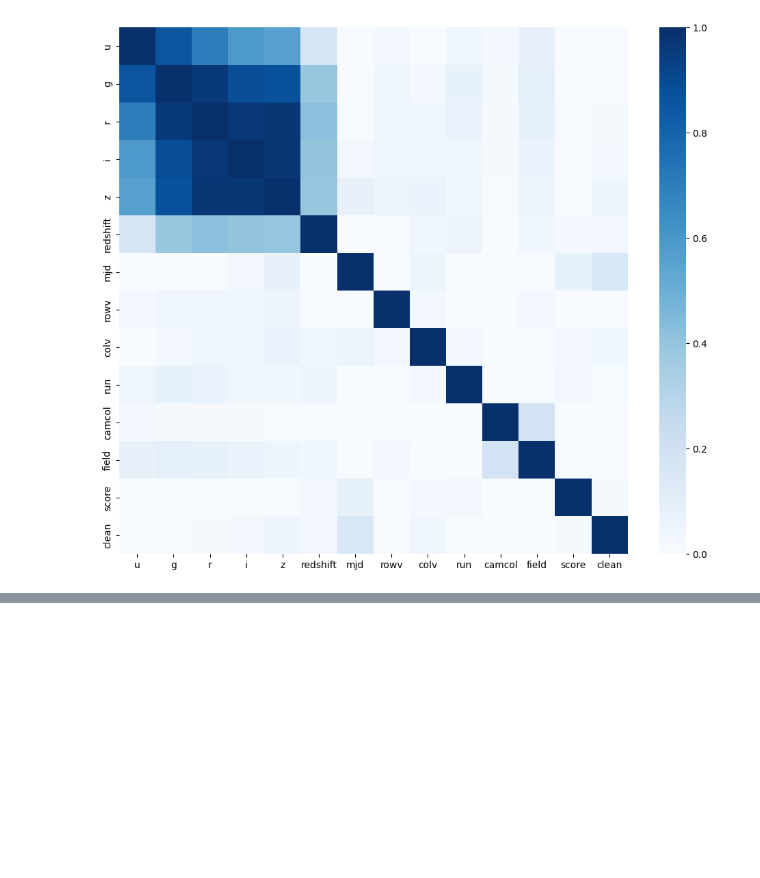
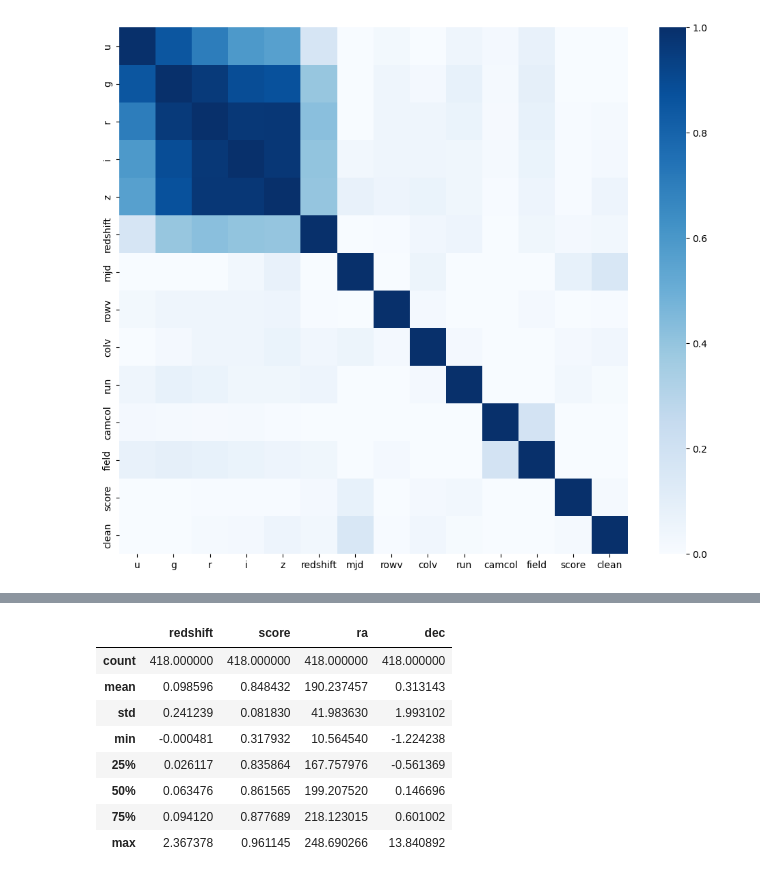
Before and after one commit to Paulina-A-V/Laboratorio, a Jupyter notebook: notebook lab 1.ipynb, the cells around one changed output, grey strips where cells are left out. Saved outputs shown, nothing was run; the diff lists cells and outputs as text; code cells hidden in the pictures; blank space fills up the shorter version.

```diff
--- a/notebook lab 1.ipynb
+++ b/notebook lab 1.ipynb
@@ -181,0 +193,15 @@ sns.heatmap(data[features].corr(), cmap="Blues", vmin=0, vmax=1)
+# %%
+#ver variables relevantes cuando no es confiable
+data_filtrado = data[data["clean"] == 0]
+a= data_filtrado[["redshift","score","ra","dec"]]
+a.describe()
+# %% [output]
+|  | redshift | score | ra | dec |
+| count | 418.000000 | 418.000000 | 418.000000 | 418.000000 |
+| mean | 0.098596 | 0.848432 | 190.237457 | 0.313143 |
+| std | 0.241239 | 0.081830 | 41.983630 | 1.993102 |
+| min | -0.000481 | 0.317932 | 10.564540 | -1.224238 |
+| 25% | 0.026117 | 0.835864 | 167.757976 | -0.561369 |
+| 50% | 0.063476 | 0.861565 | 199.207520 | 0.146696 |
+| 75% | 0.094120 | 0.877689 | 218.123015 | 0.601002 |
+| max | 2.367378 | 0.961145 | 248.690266 | 13.840892 |
```
Also changed, not shown: parts of 3 cells of this notebook.
